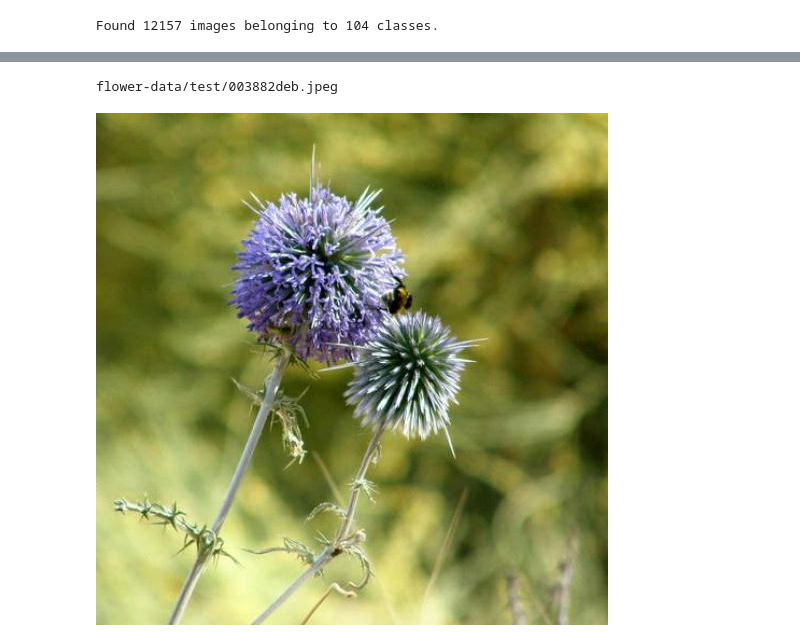
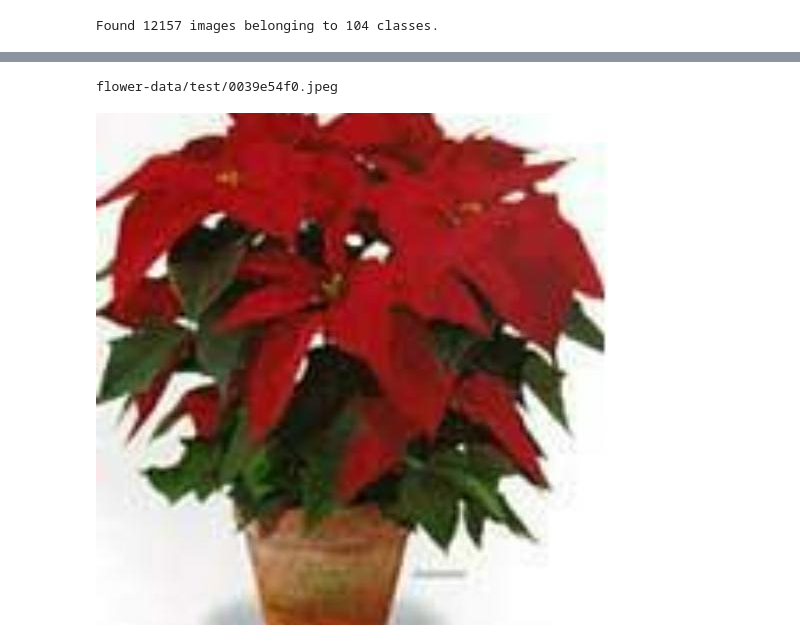
Before and after one commit to emredemirel005/flower-classification, a Jupyter notebook: test.ipynb, the cells around one changed output, grey strips where cells are left out. Saved outputs shown, nothing was run; the diff lists cells and outputs as text; code cells hidden in the pictures.

```diff
--- a/test.ipynb
+++ b/test.ipynb
@@ -87,13 +104,13 @@ predicted label: common dandelion
 # %%
-index = 2
+index = 3
 im = tf.keras.preprocessing.image.img_to_array(Image.open(test_images[index]))
 im = tf.image.resize(im,size=(256,256))
 im = tf.expand_dims(im,0)
 print(test_images[index])
 Image.open(test_images[index])
 # %% [output]
-flower-data/test/003882deb.jpeg
+flower-data/test/0039e54f0.jpeg
-[figure, old version]
+[figure, new version]
 # %%
 pred = model.predict(im)
 pred_class = class_names[np.argmax(pred)]
```
Also changed, not shown: parts of 5 cells of this notebook, 5 other files.
